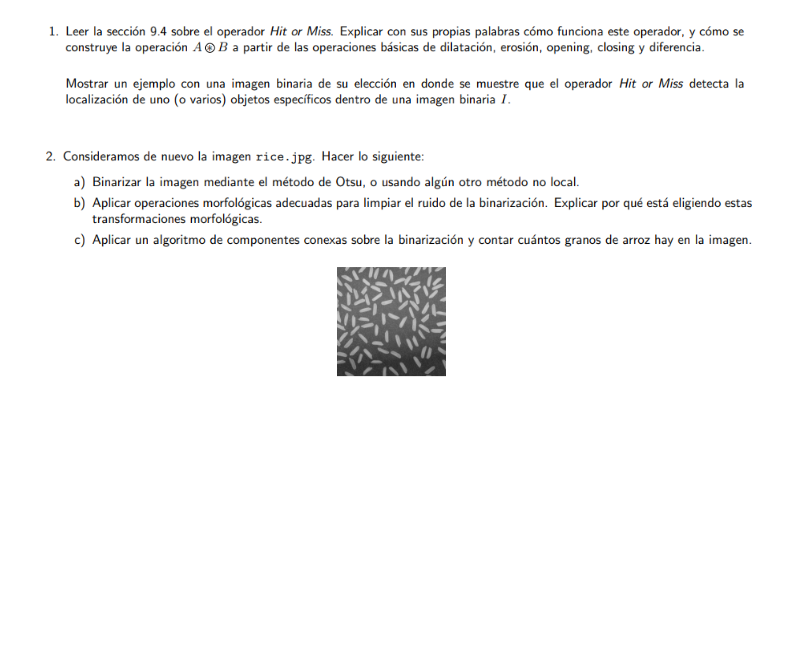
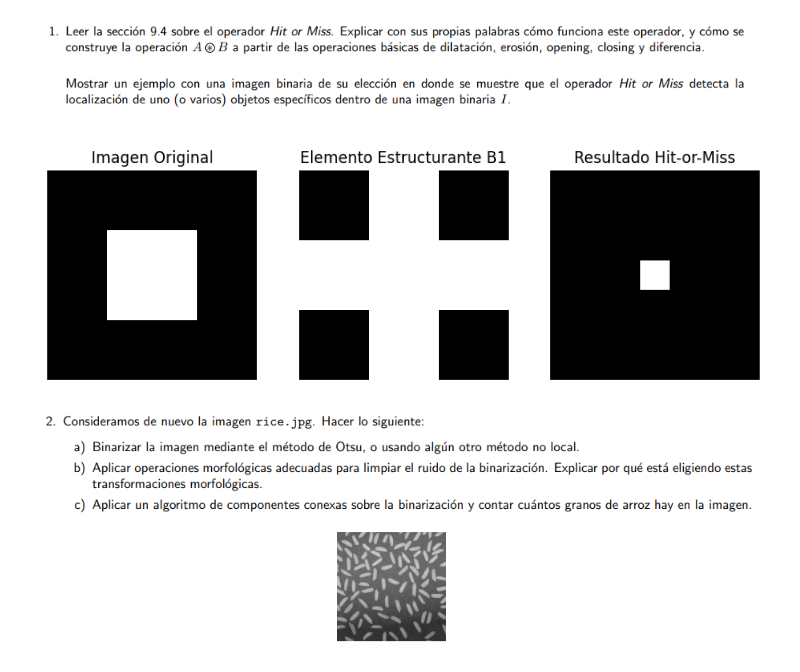
Before and after one commit to MarioGuerra21008/Lab2VC, a Jupyter notebook: main.ipynb, the cells around one changed output. Cells and saved outputs as stored; diff of their text form; code cells hidden in the pictures; blank space fills up the shorter version.

```diff
--- a/main.ipynb
+++ b/main.ipynb
@@ -12,3 +10,45 @@
+# %%
+import cv2
+import numpy as np
+import matplotlib.pyplot as plt
+
+# Crear una imagen binaria de ejemplo
+image = np.zeros((7, 7), dtype=np.uint8)
+image[2:5, 2:5] = 1  # Cuadrado central
+
+# Definir los elementos estructurantes B1 y B2
+B1 = np.array([[0, 1, 0],
+               [1, 1, 1],
+               [0, 1, 0]], dtype=np.uint8)
+
+B2 = np.array([[1, 0, 1],
+               [0, 0, 0],
+               [1, 0, 1]], dtype=np.uint8)
+
+# Aplicar la transformación Hit-or-Miss
+hit_or_miss = cv2.morphologyEx(image, cv2.MORPH_HITMISS, B1)
+
+# Mostrar los resultados
+plt.figure(figsize=(10, 4))
+
+plt.subplot(1, 3, 1)
+plt.imshow(image, cmap='gray')
+plt.title('Imagen Original')
+plt.axis('off')
+
+plt.subplot(1, 3, 2)
+plt.imshow(B1, cmap='gray')
+plt.title('Elemento Estructurante B1')
+plt.axis('off')
+
+plt.subplot(1, 3, 3)
+plt.imshow(hit_or_miss, cmap='gray')
+plt.title('Resultado Hit-or-Miss')
+plt.axis('off')
+
+plt.show()
+# %% [output]
+[figure, added]
 # %% [markdown]
 ![image.png](attachment:image.png)
 # %%
```
Also changed, not shown: parts of 1 cell of this notebook.
